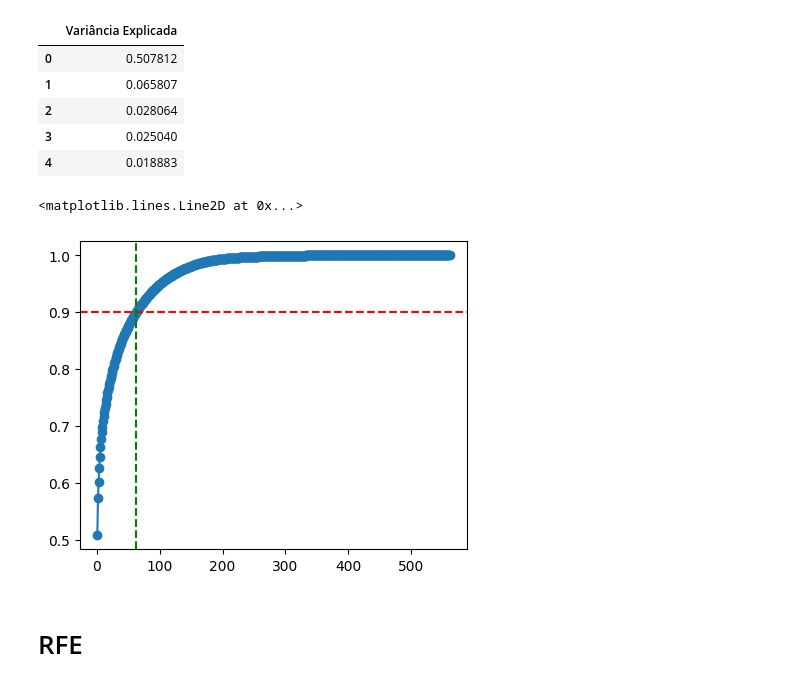
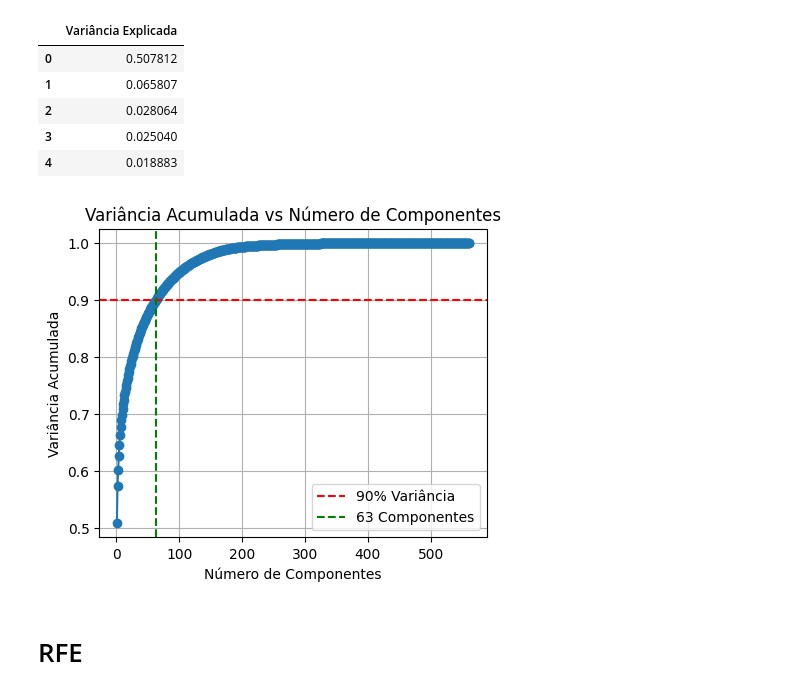
Before and after one commit to JonasCGN/Topicos_Especiais_Em_Computacao, a Jupyter notebook: 2_Trabalho/main.ipynb, the cells around one changed output. Cells and saved outputs as stored; diff of their text form; code cells hidden in the pictures.

```diff
--- a/2_Trabalho/main.ipynb
+++ b/2_Trabalho/main.ipynb
@@ -31,6 +33,7 @@ if not os.path.exists('database/UCI HAR Dataset'):
         zip_ref.extractall('database/')
 # %%
 path_labels = './database/UCI HAR Dataset/features.txt'
+path_categories = './database/UCI HAR Dataset/activity_labels.txt'
 path_x_train = './database/UCI HAR Dataset/train/X_train.txt'
 path_y_train = './database/UCI HAR Dataset/train/y_train.txt'
 path_x_test = './database/UCI HAR Dataset/test/X_test.txt'
@@ -39,6 +42,7 @@ path_y_test = './database/UCI HAR Dataset/test/y_test.txt'
 # Treinamento e Test
 # %%
 labels = []
+categorias = []
 dados_train_x = []
 dados_train_y = []
 
@@ -57,5 +61,8 @@ with open(path_y_test, 'r') as f:
 with open(path_labels, 'r') as f:
     labels = [line.strip().split()[1] for line in f.readlines()]
 
-labels.__len__(), dados_train_x.__len__(), dados_train_y.__len__(), dados_test_x.__len__(), dados_test_y.__len__()
+with open(path_categories, 'r') as f:
+    categorias = [line.strip().split()[1] for line in f.readlines()]
+
+labels.__len__(), dados_train_x.__len__(), dados_train_y.__len__(), dados_test_x.__len__(), dados_test_y.__len__(), categorias.__len__()
 # %% [output]
@@ -72,6 +79,11 @@ dataframe_y_test = pd.DataFrame(dados_test_y, columns=['Resultado'])
 dataframe_y_train.shape, dataframe_y_test.shape
 # %% [output]
 ((7352, 1), (2947, 1))
+# %%
+dataframe_x_train = dataframe_x_train.astype('float64')
+dataframe_x_test = dataframe_x_test.astype('float64')
+dataframe_y_train = dataframe_y_train.astype('int64')
+dataframe_y_test = dataframe_y_test.astype('int64')
 # %% [markdown]
 # Scaler
 # %%
@@ -113,10 +125,7 @@ pca_full = PCA()
 pca_full.fit(X_scaled_train)
 
 variancia_acumulada = pca_full.explained_variance_ratio_.cumsum()
-for i, variancia in enumerate(variancia_acumulada):
-  if variancia >= 0.90:
-    componentes_90 = i + 1
-    break
+componentes_90 = np.argmax(variancia_acumulada >= 0.90) + 1
 
 print(f"Número de componentes necessários para 90% da variância: {componentes_90}")
 print(f"Variância explicada com {componentes_90} componentes: {variancia_acumulada[componentes_90-1]:.4f}")
@@ -138,11 +147,16 @@ dframe_features[:5]
 # %%
 plt.figure(figsize=(5,4))
 plt.plot(range(1, len(variancia_acumulada) + 1), variancia_acumulada, marker='o')
 plt.axhline(y=0.90, color='r', linestyle='--', label='90% Variância')
 plt.axvline(x=componentes_90, color='g', linestyle='--', label=f'{componentes_90} Componentes')
+plt.title('Variância Acumulada vs Número de Componentes')
+plt.xlabel('Número de Componentes')
+plt.ylabel('Variância Acumulada')
+plt.legend()
+plt.grid()
+plt.show()
 # %% [output]
-<matplotlib.lines.Line2D at 0x...>
-[figure, old version]
+[figure, new version]
 # %% [markdown]
 # RFE
 # %%
```
Also changed, not shown: parts of 20 cells of this notebook, 2 other files.
